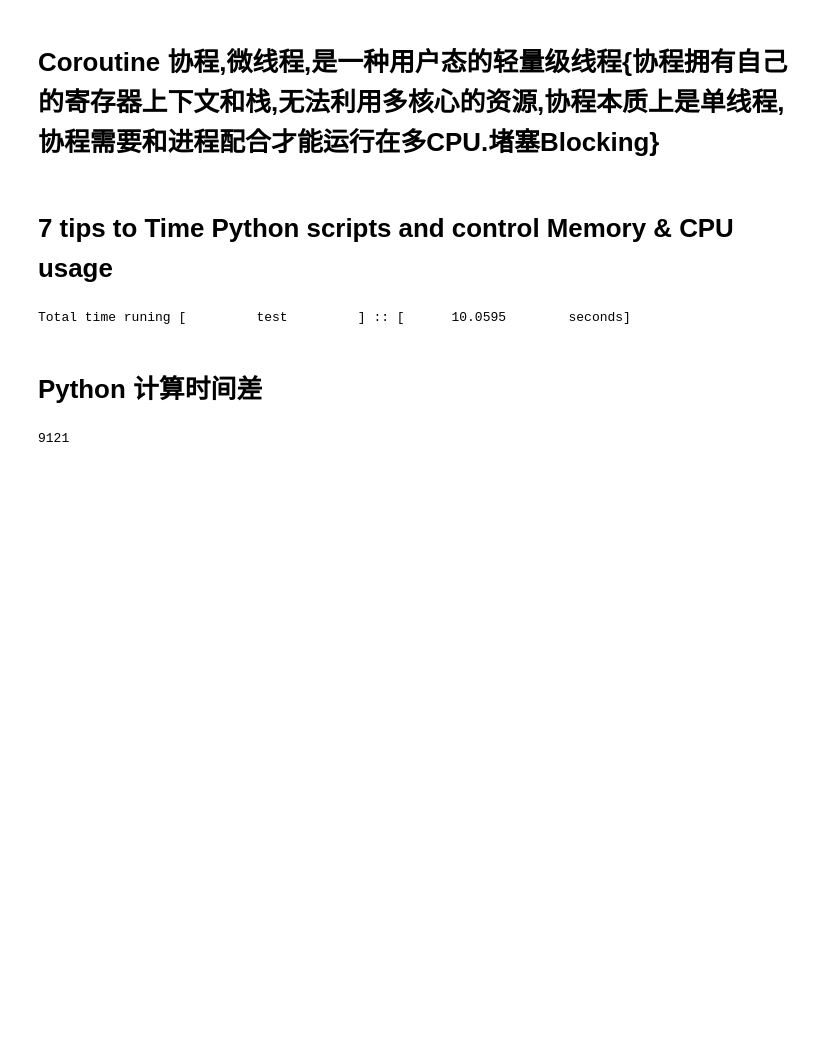
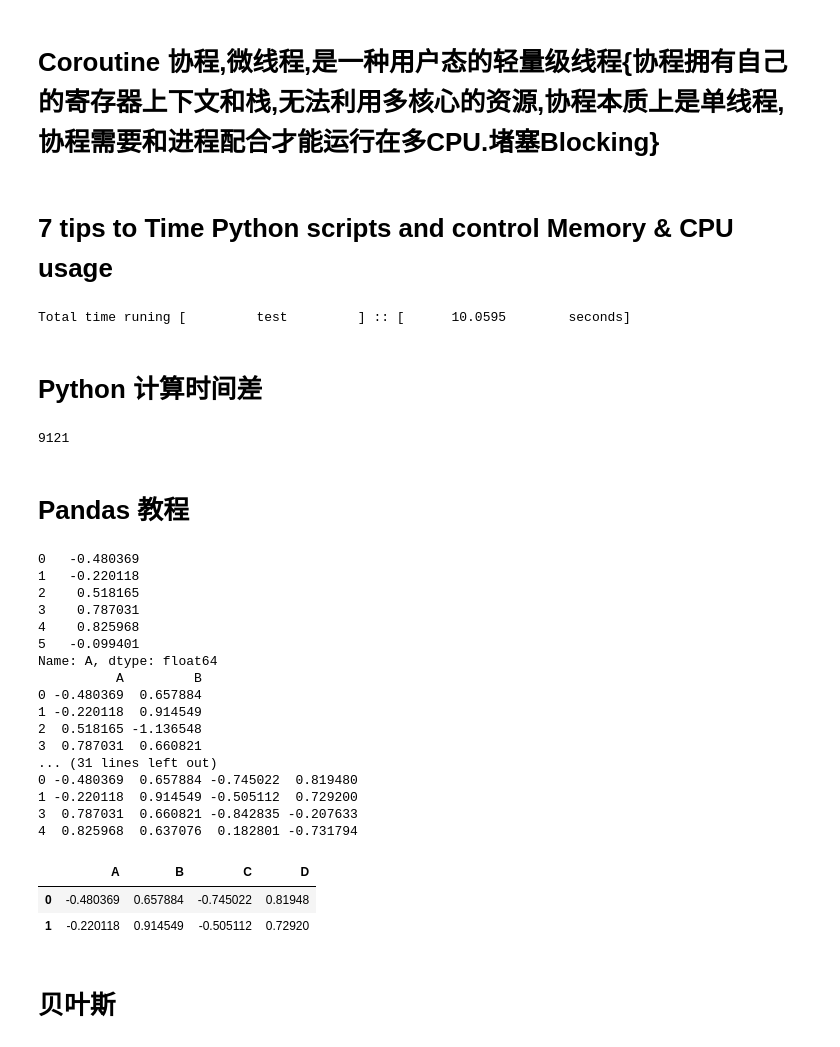
Before and after one commit to Chyi341152/Books-BK-PythonCookbook3rd, a Jupyter notebook: Additional.ipynb, the cells around one changed output. Saved outputs shown, nothing was run; the diff lists cells and outputs as text; code cells hidden in the pictures; blank space fills up the shorter version.

```diff
--- a/Additional.ipynb
+++ b/Additional.ipynb
@@ -254,3 +254,66 @@ start = datetime.datetime(2005,4,1)
 (datetime.datetime(2018,1,22) - datetime.datetime(1993,2,1)).days
 # %% [output]
 9121
+# %% [markdown]
+# Pandas 教程
+# %%
+# Dataframe 数据选取和过滤
+
+import pandas as pd
+import numpy as np
+df = pd.DataFrame(np.random.randn(6,4), columns=list('ABCD'))
+
+# 选取 一列或多列
+print(df['A'])
+print(df[['A','B']])
+
+# 选取一行或几行
+print(df.iloc[1,:])
+print(df.iloc[1:3,:])
+
+# loc 通过行标签选取数据
+print(df.loc[:,'A'])
+
+# iloc, 通过行号获取数据
+print(df.iloc[1])
+
+# iat, 获取某一个cell值
+print(df.iat[1,2])
+
+# [] 过滤, 筛选D列数据中大于0行; []表示一个boolean表达式
+df[df.D>0.5]
+print(df[df>1])
+
+# apply 方法构造复杂过滤,实现将返回值为boolean的方法作为过滤条件
+print(df[df.apply(lambda x: x['B'] > x['C'], axis=1)])
+
+# & 符号可以实现多条件筛选,"|"实现多条件或
+df[(df.D>0) & (df.C<0)]
+# 只需要A和B列数据,而D和C列数据都是用于筛选
+df[['A','B']][(df.D>0)&(df.C<0)]
+# 通过布尔索引
+index = (df.D>0) & (df.C<0)
+df[index]
+# %% [output]
+0   -0.480369
+1   -0.220118
+2    0.518165
+3    0.787031
+4    0.825968
+5   -0.099401
+Name: A, dtype: float64
+          A         B
+0 -0.480369  0.657884
+1 -0.220118  0.914549
+2  0.518165 -1.136548
+3  0.787031  0.660821
+... (31 lines left out)
+0 -0.480369  0.657884 -0.745022  0.819480
+1 -0.220118  0.914549 -0.505112  0.729200
+3  0.787031  0.660821 -0.842835 -0.207633
+4  0.825968  0.637076  0.182801 -0.731794
+|  | A | B | C | D |
+| 0 | -0.480369 | 0.657884 | -0.745022 | 0.81948 |
+| 1 | -0.220118 | 0.914549 | -0.505112 | 0.72920 |
+# %% [markdown]
+# 贝叶斯
```
Also changed, not shown: parts of 1 cell of this notebook.
